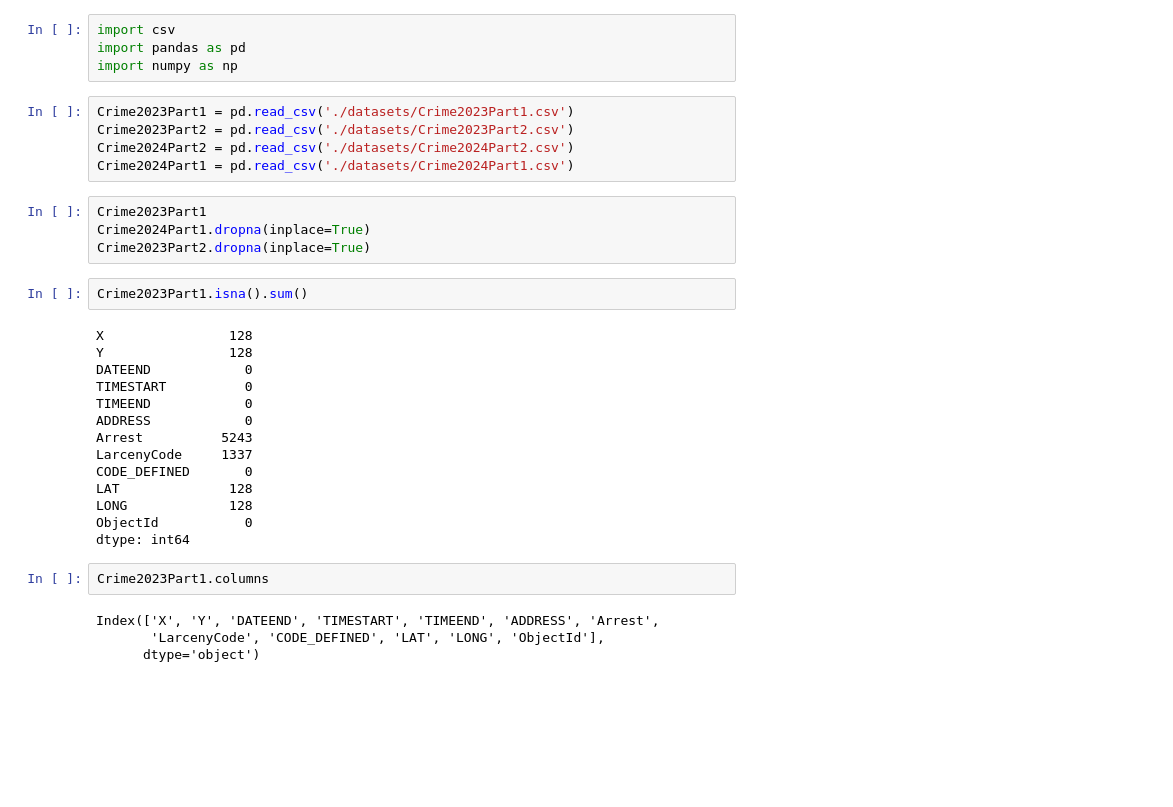
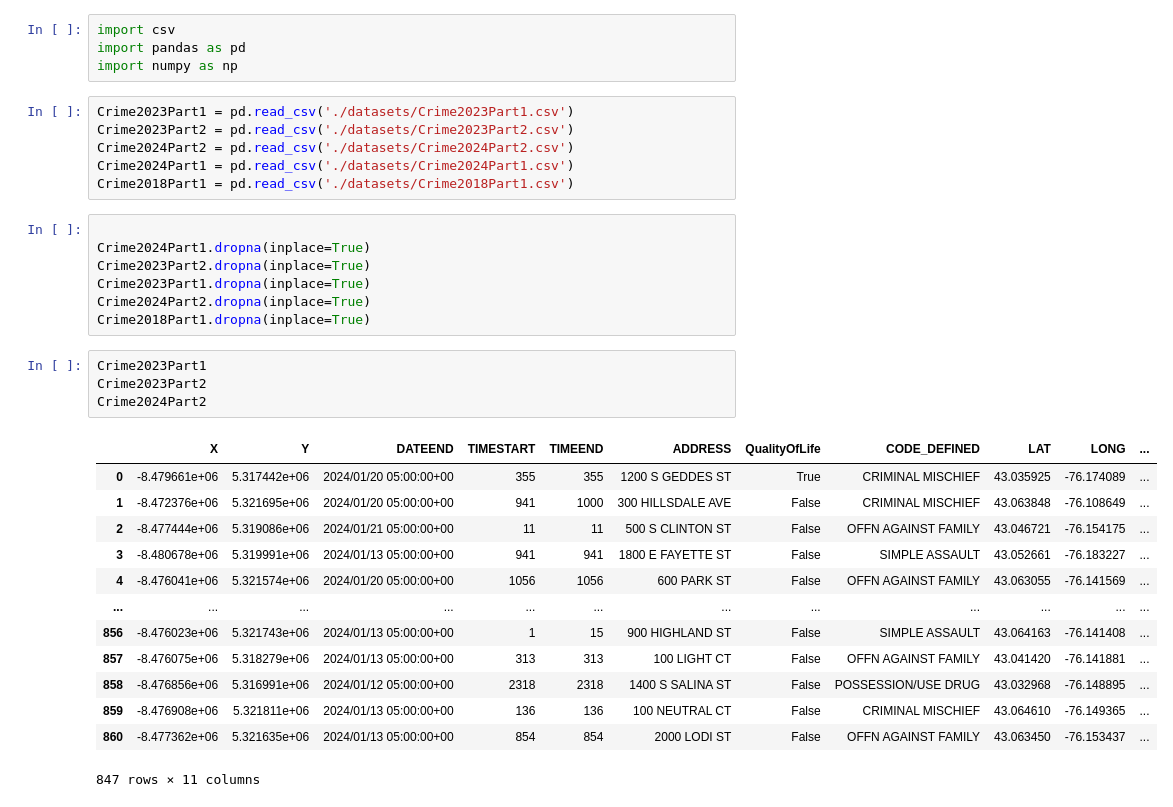
Before and after one commit to rangelkoli/WalkSafe, a Jupyter notebook: backend/EDA.ipynb, the cells around one changed output. Drawn from its saved outputs; the diff is of its cells as text; blank space fills up the shorter version.

```diff
--- a/backend/EDA.ipynb
+++ b/backend/EDA.ipynb
@@ -11,29 +11,29 @@ Crime2023Part1 = pd.read_csv('./datasets/Crime2023Part1.csv')
 Crime2023Part2 = pd.read_csv('./datasets/Crime2023Part2.csv')
 Crime2024Part2 = pd.read_csv('./datasets/Crime2024Part2.csv')
 Crime2024Part1 = pd.read_csv('./datasets/Crime2024Part1.csv')
+Crime2018Part1 = pd.read_csv('./datasets/Crime2018Part1.csv')
 # %%
-Crime2023Part1
+
 Crime2024Part1.dropna(inplace=True)
 Crime2023Part2.dropna(inplace=True)
+Crime2023Part1.dropna(inplace=True)
+Crime2024Part2.dropna(inplace=True)
+Crime2018Part1.dropna(inplace=True)
-# %%
-Crime2023Part1.isna().sum()
-# %% [output]
-X                128
-Y                128
-DATEEND            0
-TIMESTART          0
-TIMEEND            0
-ADDRESS            0
-Arrest          5243
-LarcenyCode     1337
-CODE_DEFINED       0
-LAT              128
-LONG             128
-ObjectId           0
-dtype: int64
-# %%
-Crime2023Part1.columns
-# %% [output]
-Index(['X', 'Y', 'DATEEND', 'TIMESTART', 'TIMEEND', 'ADDRESS', 'Arrest',
-       'LarcenyCode', 'CODE_DEFINED', 'LAT', 'LONG', 'ObjectId'],
-      dtype='object')
+# %%
+Crime2023Part1
+Crime2023Part2
+Crime2024Part2
+# %% [output]
+|  | X | Y | DATEEND | TIMESTART | TIMEEND | ADDRESS | QualityOfLife | CODE_DEFINED | LAT | LONG | ... |
+| 0 | -8.479661e+06 | 5.317442e+06 | 2024/01/20 05:00:00+00 | 355 | 355 | 1200 S GEDDES ST | True | CRIMINAL MISCHIEF | 43.035925 | -76.174089 | ... |
+| 1 | -8.472376e+06 | 5.321695e+06 | 2024/01/20 05:00:00+00 | 941 | 1000 | 300 HILLSDALE AVE | False | CRIMINAL MISCHIEF | 43.063848 | -76.108649 | ... |
+| 2 | -8.477444e+06 | 5.319086e+06 | 2024/01/21 05:00:00+00 | 11 | 11 | 500 S CLINTON ST | False | OFFN AGAINST FAMILY | 43.046721 | -76.154175 | ... |
+| 3 | -8.480678e+06 | 5.319991e+06 | 2024/01/13 05:00:00+00 | 941 | 941 | 1800 E FAYETTE ST | False | SIMPLE ASSAULT | 43.052661 | -76.183227 | ... |
+| 4 | -8.476041e+06 | 5.321574e+06 | 2024/01/20 05:00:00+00 | 1056 | 1056 | 600 PARK ST | False | OFFN AGAINST FAMILY | 43.063055 | -76.141569 | ... |
+| ... | ... | ... | ... | ... | ... | ... | ... | ... | ... | ... | ... |
+| 856 | -8.476023e+06 | 5.321743e+06 | 2024/01/13 05:00:00+00 | 1 | 15 | 900 HIGHLAND ST | False | SIMPLE ASSAULT | 43.064163 | -76.141408 | ... |
+| 857 | -8.476075e+06 | 5.318279e+06 | 2024/01/13 05:00:00+00 | 313 | 313 | 100 LIGHT CT | False | OFFN AGAINST FAMILY | 43.041420 | -76.141881 | ... |
+| 858 | -8.476856e+06 | 5.316991e+06 | 2024/01/12 05:00:00+00 | 2318 | 2318 | 1400 S SALINA ST | False | POSSESSION/USE DRUG | 43.032968 | -76.148895 | ... |
+| 859 | -8.476908e+06 | 5.321811e+06 | 2024/01/13 05:00:00+00 | 136 | 136 | 100 NEUTRAL CT | False | CRIMINAL MISCHIEF | 43.064610 | -76.149365 | ... |
+| 860 | -8.477362e+06 | 5.321635e+06 | 2024/01/13 05:00:00+00 | 854 | 854 | 2000 LODI ST | False | OFFN AGAINST FAMILY | 43.063450 | -76.153437 | ... |
+847 rows × 11 columns
```
Also changed, not shown: parts of 11 cells of this notebook, 17 other files.
